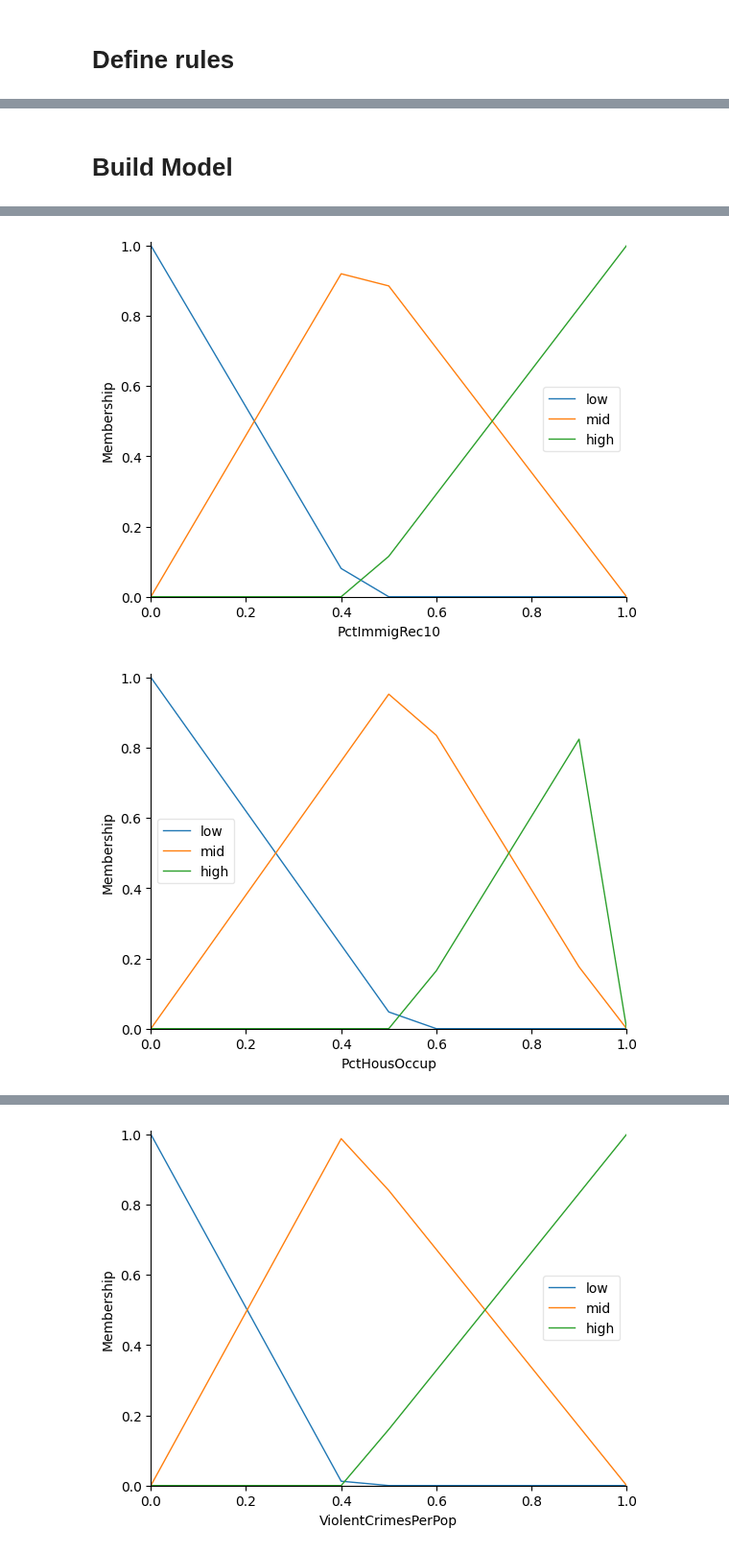
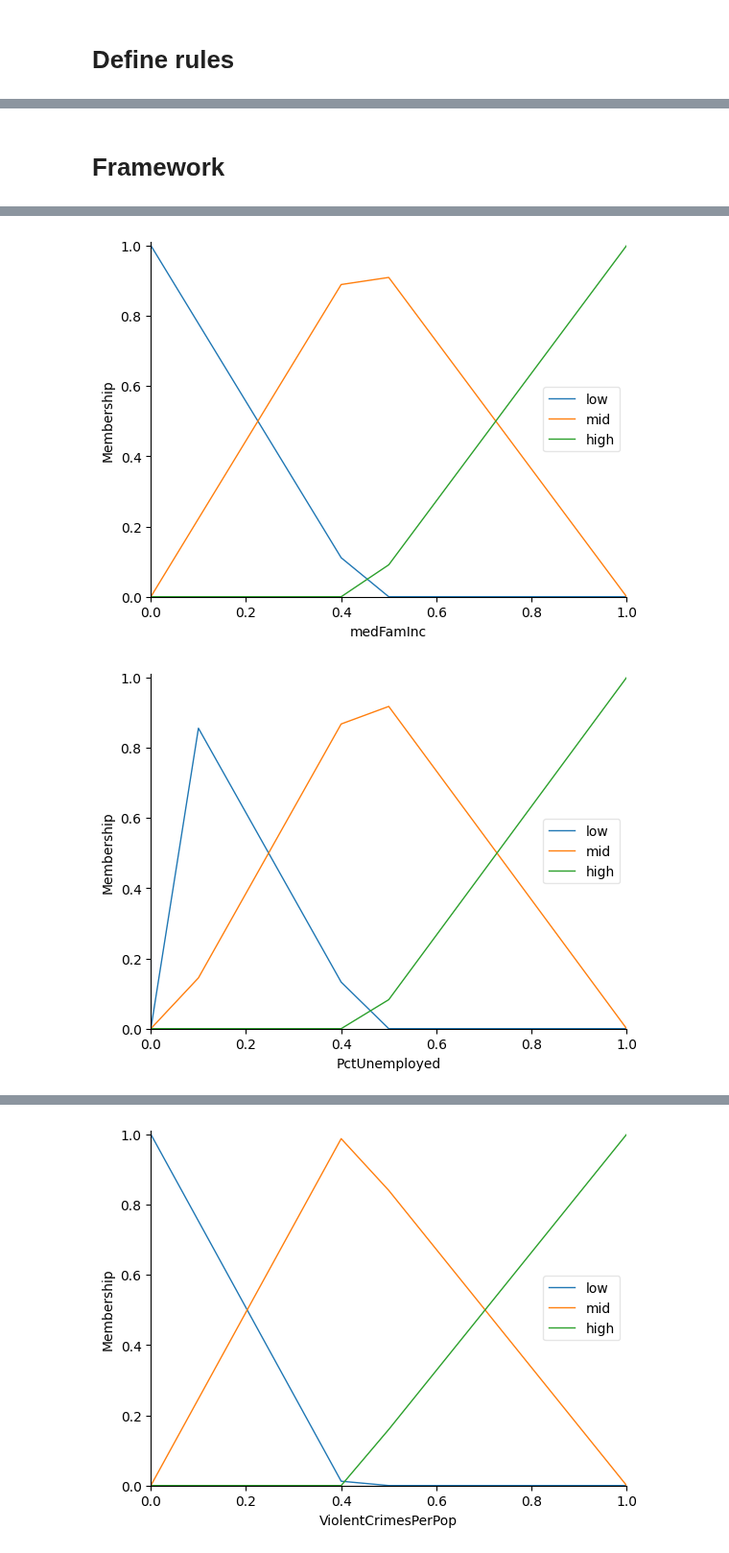
Before and after one commit to yeesem/Soft-Computing, a Jupyter notebook: Soft_Computing_Assignment_Fuzzy_Logic.ipynb, the cells around one changed output, grey strips where cells are left out. Shown at 96% size. Cells and saved outputs as stored; diff of their text form; code cells hidden in the pictures.

```diff
--- a/Soft_Computing_Assignment_Fuzzy_Logic.ipynb
+++ b/Soft_Computing_Assignment_Fuzzy_Logic.ipynb
@@ -381,7 +399,9 @@ def genetic_algo(data,features,target,population_size,tol_level,top_number):
 # %%
 #running the algorithm
 df = pd.concat([X_train,y_train],axis = 1)
-top_features, best_score = genetic_algo(df,X_train, y_train,100,0.05,5)
+filter_low_correlation_features_with_target(df,0.3,y_train.columns)
+filter_high_correlation_features(df,y_train.columns,0.85)
+top_features, best_score = genetic_algo(df,df[df.columns[:-1]], df[df.columns[-1:]],100,0.05,5)
 
 #printing top features selected through genetic algorithm
 i = 0
@@ -510,9 +534,8 @@ class Fuzzify(object):
     new_df['degree'] = new_df.loc[:,['low','mid','high']].max(axis = 1)
     return new_df
 # %%
-feature_object = []
-
 def get_cluster_MinMaxMid(data,feature_list,num_clusters,fuzzfied = False):
+    feature_object = []
 
     for feature in feature_list:
 
@@ -550,7 +573,7 @@ def get_cluster_MinMaxMid(data,feature_list,num_clusters,fuzzfied = False):
             'mid' : feature_mid
         }
 
-    return min_max_mid
+    return min_max_mid,feature_object
 # %%
 # copy_list_of_features = ['population', 'indianPerCap', 'NumUnderPov', 'PctBSorMore', 'PctOccupManu', 'MalePctDivorce', 'PctKids2Par', 'PctTeen2Par', 'PersPerOccupHous', 'PctHousOwnOcc', 'PctHousNoPhone', 'MedRentPctHousInc', 'MedOwnCostPctInc', 'NumInShelters', 'LandArea']
 copy_list_of_features = list_of_features
@@ -673,5 +664,5 @@ rules
-# %% [markdown]
-# **Build Model**
+# %% [markdown]
+# **Framework**
 # %%
 #Define input and output
 antecedent = {}
@@ -685,7 +676,7 @@ consequent = ctrl.Consequent(np.arange(0,1+0.1,0.1), column_name)
 #Define membership function
 for feature in antecedent.keys():
 
-  min_max_mid = get_cluster_MinMaxMid(X_train,[feature],3)
+  min_max_mid = get_cluster_MinMaxMid(X_train,[feature],3)[0]
 
   low = min_max_mid['min']
   high = min_max_mid['max']
@@ -700,2 +691,2 @@ for feature in antecedent.keys():
-[figure, old version]
+[figure, new version]
-[figure, old version]
+[figure, new version]
```
Also changed, not shown: parts of 38 cells of this notebook.
